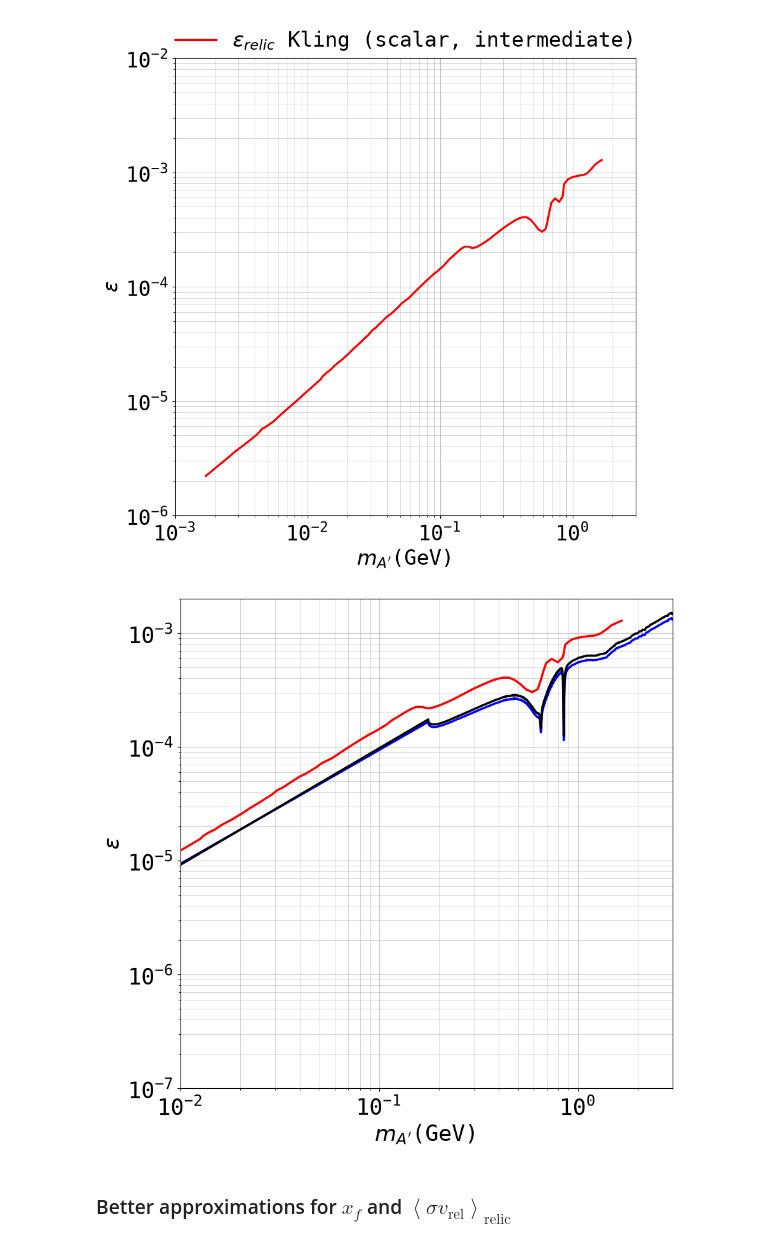
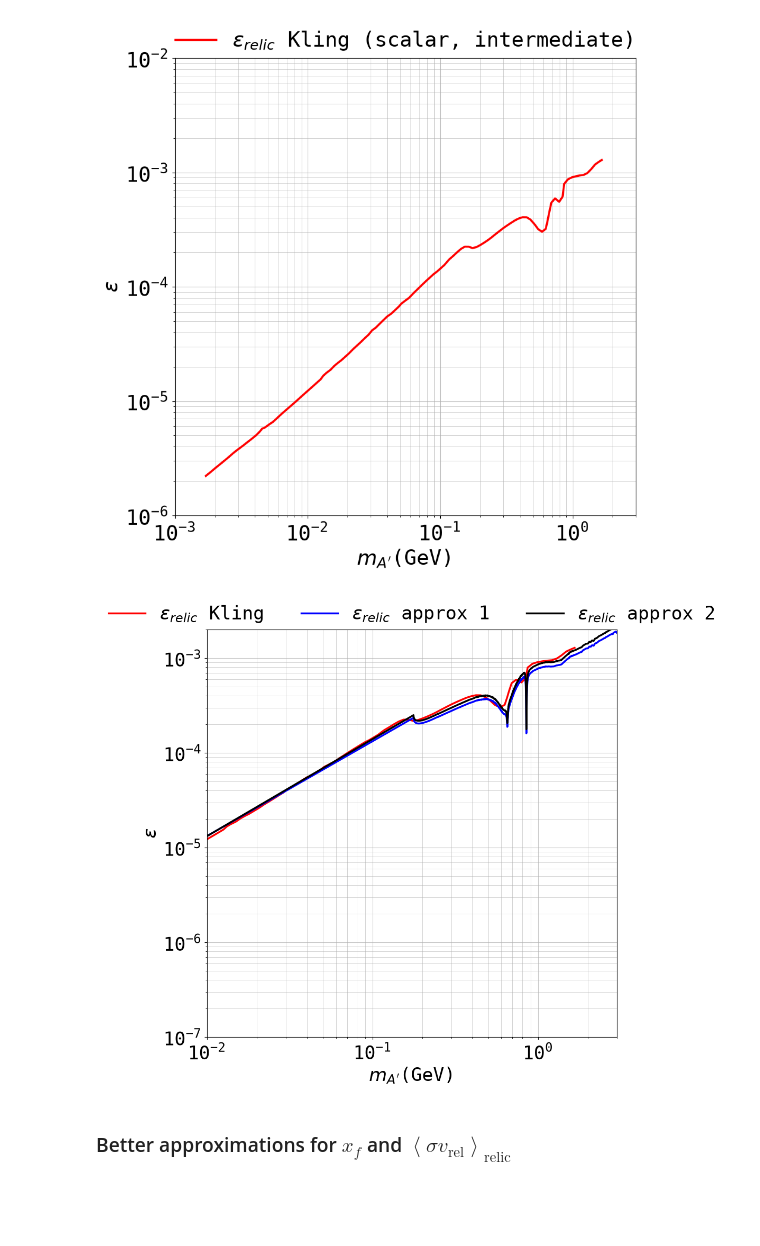
Before and after one commit to sgogoeg/bcgs_internship, a Jupyter notebook: Code/Relic_Abundance.ipynb, the cells around one changed output. Drawn from its saved outputs; the diff is of its cells as text; code cells hidden in the pictures; blank space fills up the shorter version.

```diff
--- a/Code/Relic_Abundance.ipynb
+++ b/Code/Relic_Abundance.ipynb
@@ -82,7 +82,7 @@ def Kl(mchi, ml):
     mchi = np.asarray(mchi, dtype=float)
     opench = mchi > ml
     r2 = np.where(opench, ml**2/np.where(opench, mchi, 1.0)**2, 0.0)
-    return np.where(opench, np.sqrt(1 - r2)*(1 + r2/6), 0.0)
+    return np.where(opench, np.sqrt(1 - r2)*(1 + r2/2), 0.0)
 
 def sumKl(mchi):
     total = np.zeros_like(np.asarray(mchi, dtype=float))
@@ -99,7 +99,7 @@ def Kmu(mchi):
     """
     mchi = np.asarray(mchi, dtype=float)
     r2 = mleptons[1]**2/mchi**2
-    return np.sqrt(1 - r2)*(1 + r2/6)
+    return np.sqrt(1 - r2)*(1 + r2/2)
 
 ### Hadronic R ratio, R = sigma(e+e- -> hadrons)/sigma(e+e- -> mu+mu-),
 ### from the PDG compilation in data/rratio.dat (1400 points, 0.3-188.7 GeV).
@@ -298,11 +298,11 @@ OmegaDM = 0.265 #Without reduced Hubble constant factor
 
 def eps_approx0(ma, alpha, alphaD, mchi):
     xf = 20
-    return np.sqrt(3e-9/(sigmavrel(1, ma, alpha, alphaD, mchi, xf)))
+    return np.sqrt(6e-9/(sigmavrel(1, ma, alpha, alphaD, mchi, xf)))
 
 def eps_approx1(ma, alpha, alphaD, mchi):
-    xf = np.log(3e-9*mpl*mchi)
-    return np.sqrt(3e-9/(sigmavrel(1, ma, alpha, alphaD, mchi, xf)))
+    xf = np.log(6e-9*mpl*mchi)
+    return np.sqrt(6e-9/(sigmavrel(1, ma, alpha, alphaD, mchi, xf)))
 # %%
 # Some of the testing parameters:
 
@@ -341,9 +341,9 @@ ax.grid(True, which='minor', linestyle='-', linewidth=0.5, alpha=0.75)
 ax.set_axisbelow(True) # Ensure grid is below data
 
 plt.plot(ma_kling, eps_kling, color = 'red', linewidth = 2.5,
-         label = r"$\varepsilon_{relic}$ Kling (scalar, intermediate)")
-plt.plot(ma, eps_approx_0, color = 'blue', linewidth = 2.5, label = r"$\varepsilon_{relic}$ low effort 1")
-plt.plot(ma, eps_approx_1, color = 'black', linewidth = 2.5, label = r"$\epsilon_{relic}$ low effort 2")
+         label = r"$\epsilon_{relic}$ Kling")
+plt.plot(ma, eps_approx_0, color = 'blue', linewidth = 2.5, label = r"$\epsilon_{relic}$ approx 1")
+plt.plot(ma, eps_approx_1, color = 'black', linewidth = 2.5, label = r"$\epsilon_{relic}$ approx 2")
 
 ## Color palets:
 
@@ -356,37 +356,37 @@ regression_color = '#8a8a8a' # <-- neutral grey
 
 
 ## Setting a costumised legend:
 handles, labels = ax.get_legend_handles_labels() # get all legend items
-desired_order = [0]  # change the order of legend elements
+desired_order = [0, 1, 2]  # change the order of legend elements
 
 
-'''ax.legend(
+ax.legend(
     [handles[i] for i in desired_order],
     [labels[i] for i in desired_order],
     loc = 'upper center',
     bbox_to_anchor = (0.5, 1.10),  # center top, above axes
     ncol = 4,                      # spread horizontally
     frameon = False                # removes legend border
-)'''
+)
 
 # Define how much to zoom out from the data plotting range (cm):
 x_min = 1e-2
 x_max = 3
 x_range = x_max - x_min
 
 y_min = 1e-7
 y_max = 2e-3
 y_range = y_max - y_min
 
 # Set the new plotting limits explicitly
 ax.set_xbound(x_min, x_max)
 ax.set_ybound(y_min, y_max)
 
 # Save and show the figure:
 plt.savefig("figures/relic_abundance_0.pdf", bbox_inches='tight')
 plt.show()
 # %% [output]
-[figure, old version]
+[figure, new version]
 # %% [markdown]
 ### Better approximations for $x_f$ and $\left\langle \sigma v_{\text{rel}} \right\rangle_{\text{relic}}$
 # %%
```
Also changed, not shown: parts of 25 cells of this notebook, 9 other files.
